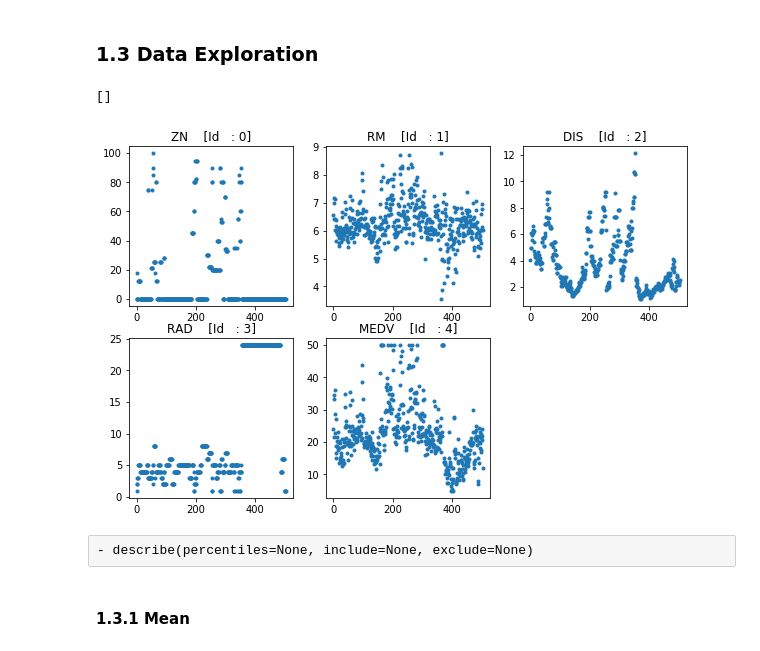
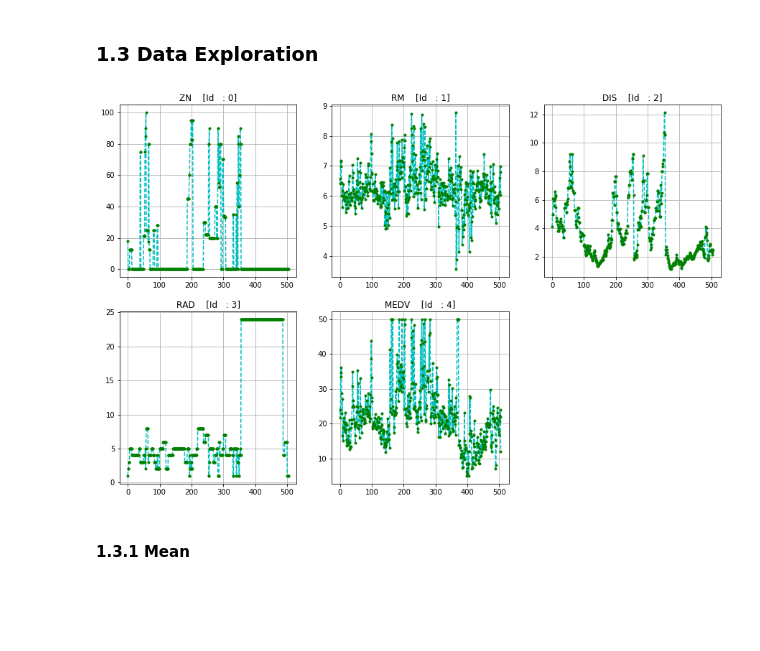
Before and after one commit to jahirmedinacs/datamining-p1, a Jupyter notebook: Practica1.ipynb, the cells around one changed output. Saved outputs shown, nothing was run; the diff lists cells and outputs as text; code cells hidden in the pictures; blank space fills up the shorter version.

```diff
--- a/Practica1.ipynb
+++ b/Practica1.ipynb
@@ -147,12 +160,12 @@ def dummy_Histogram_plotter(histogram_container,
     return plt
-# %%
-dummy_DataFrame_plotter(case_data_Boston,
-                       plot_style=".").plot()
-# %% [output]
-[]
-[figure, removed]
-# %% [raw]
-- describe(percentiles=None, include=None, exclude=None)
+# %%
+tmp_plt = dummy_DataFrame_plotter(case_data_Boston,
+                        plot_size=(15,15),
+                        mixed_style=True,
+                        plot_style=["c--", "g."],
+                        grid=True)
+# %% [output]
+[figure, added]
 # %% [markdown]
 #### 1.3.1 Mean
 # %%
```
Also changed, not shown: parts of 52 cells of this notebook, 9 other files.
